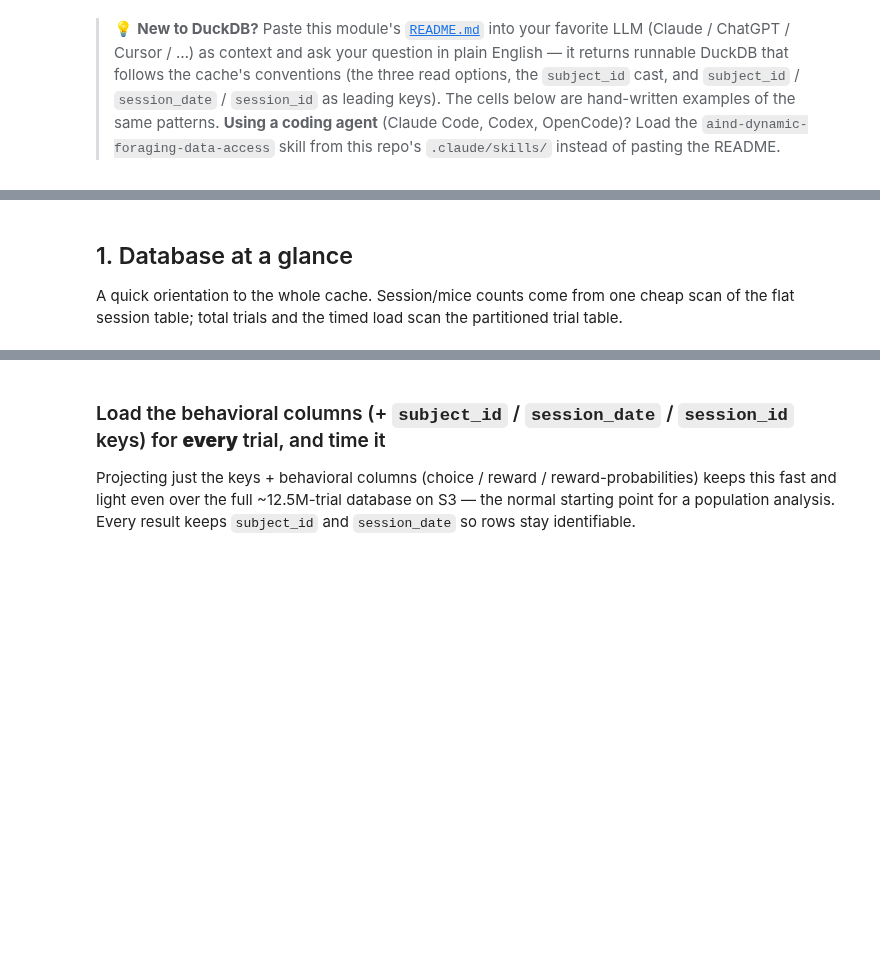
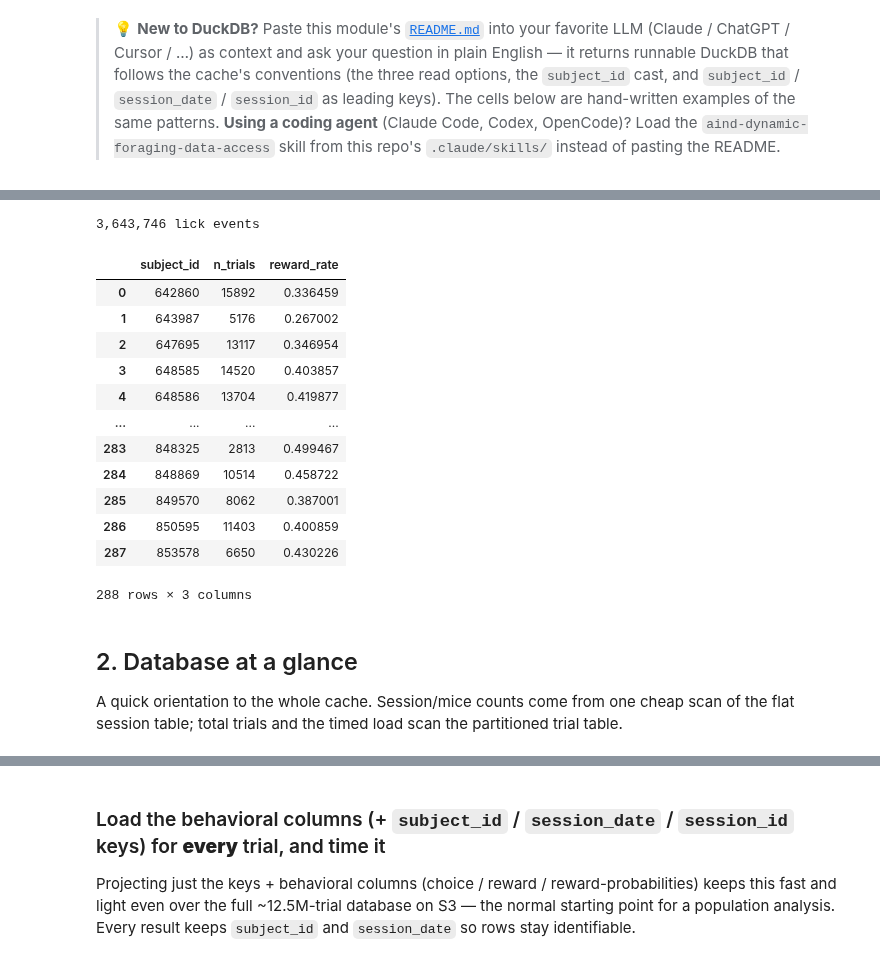
Before and after one commit to AllenNeuralDynamics/aind-dynamic-foraging-data-utils, a Jupyter notebook: src/aind_dynamic_foraging_data_utils/foraging_cache/query_examples.ipynb, the cells around one changed output, grey strips where cells are left out. Cells and saved outputs as stored; diff of their text form; code cells hidden in the pictures; blank space fills up the shorter version.

```diff
--- a/src/aind_dynamic_foraging_data_utils/foraging_cache/query_examples.ipynb
+++ b/src/aind_dynamic_foraging_data_utils/foraging_cache/query_examples.ipynb
@@ -32,5 +68,32 @@ READ_EVENTS = f"read_parquet('{EVENT_DB}/**/*.parquet', hive_partitioning=true,
+# %%
+# Events for the same sessions (optionally restricted to certain event types).
+licks = fetch_events(sel, events=["left_lick_time", "right_lick_time"])
+print(f"{len(licks):,} lick events")
+
+# Need more than the helpers cover? read_trials(subjects) returns a fast, partition-scoped
+# read_parquet(...) clause you drop into ANY SQL — here, a per-subject aggregate:
+src = read_trials(sel["subject_id"].unique().tolist())
+duckdb.sql(f"""
+    SELECT subject_id, COUNT(*) AS n_trials, AVG(earned_reward::DOUBLE) AS reward_rate
+    FROM {src} GROUP BY subject_id ORDER BY subject_id
+""").df()
+# %% [output]
+3,643,746 lick events
+|  | subject_id | n_trials | reward_rate |
+| 0 | 642860 | 15892 | 0.336459 |
+| 1 | 643987 | 5176 | 0.267002 |
+| 2 | 647695 | 13117 | 0.346954 |
+| 3 | 648585 | 14520 | 0.403857 |
+| 4 | 648586 | 13704 | 0.419877 |
+| ... | ... | ... | ... |
+| 283 | 848325 | 2813 | 0.499467 |
+| 284 | 848869 | 10514 | 0.458722 |
+| 285 | 849570 | 8062 | 0.387001 |
+| 286 | 850595 | 11403 | 0.400859 |
+| 287 | 853578 | 6650 | 0.430226 |
+288 rows × 3 columns
 # %% [markdown]
-## 1. Database at a glance
+## 2. Database at a glance
 
 A quick orientation to the whole cache. Session/mice counts come from one cheap scan of the flat session table; total trials and the timed load scan the partitioned trial table.
 # %%
```
Also changed, not shown: parts of 22 cells of this notebook, 5 other files.
